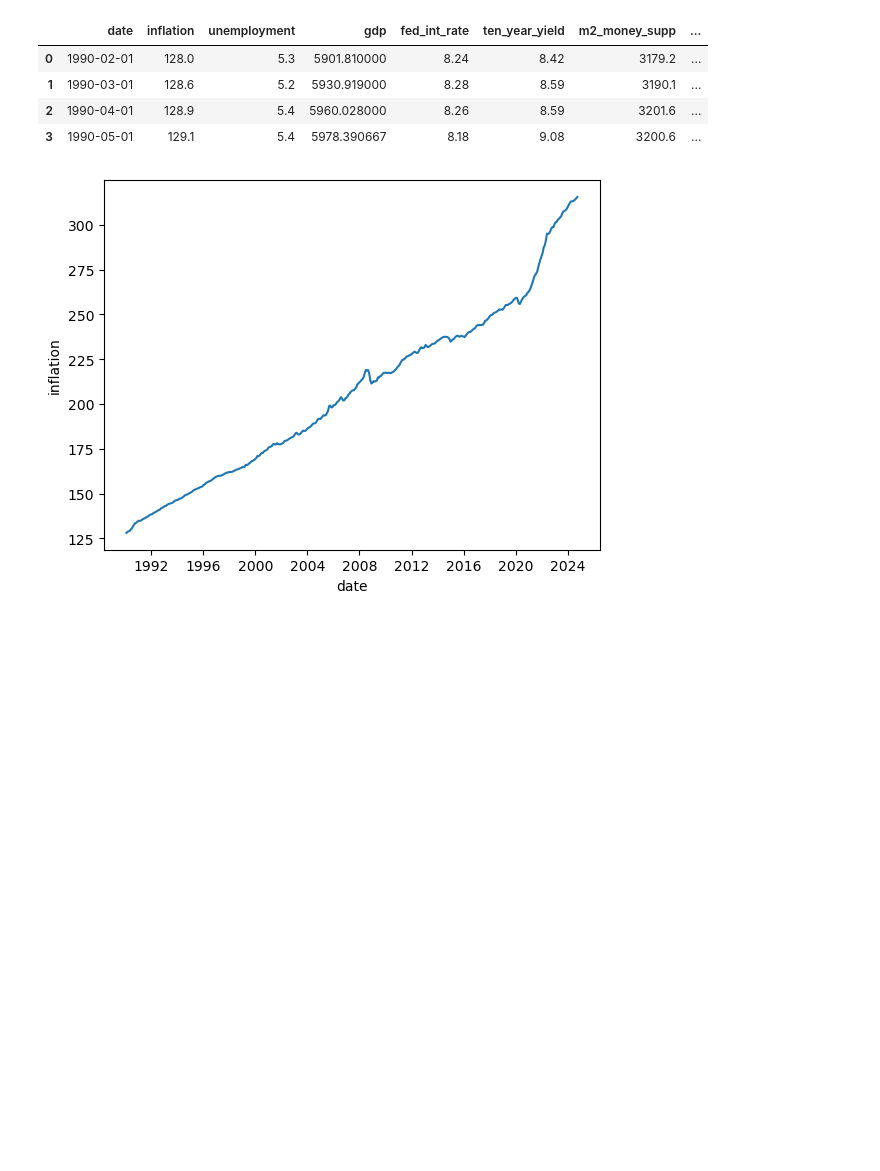
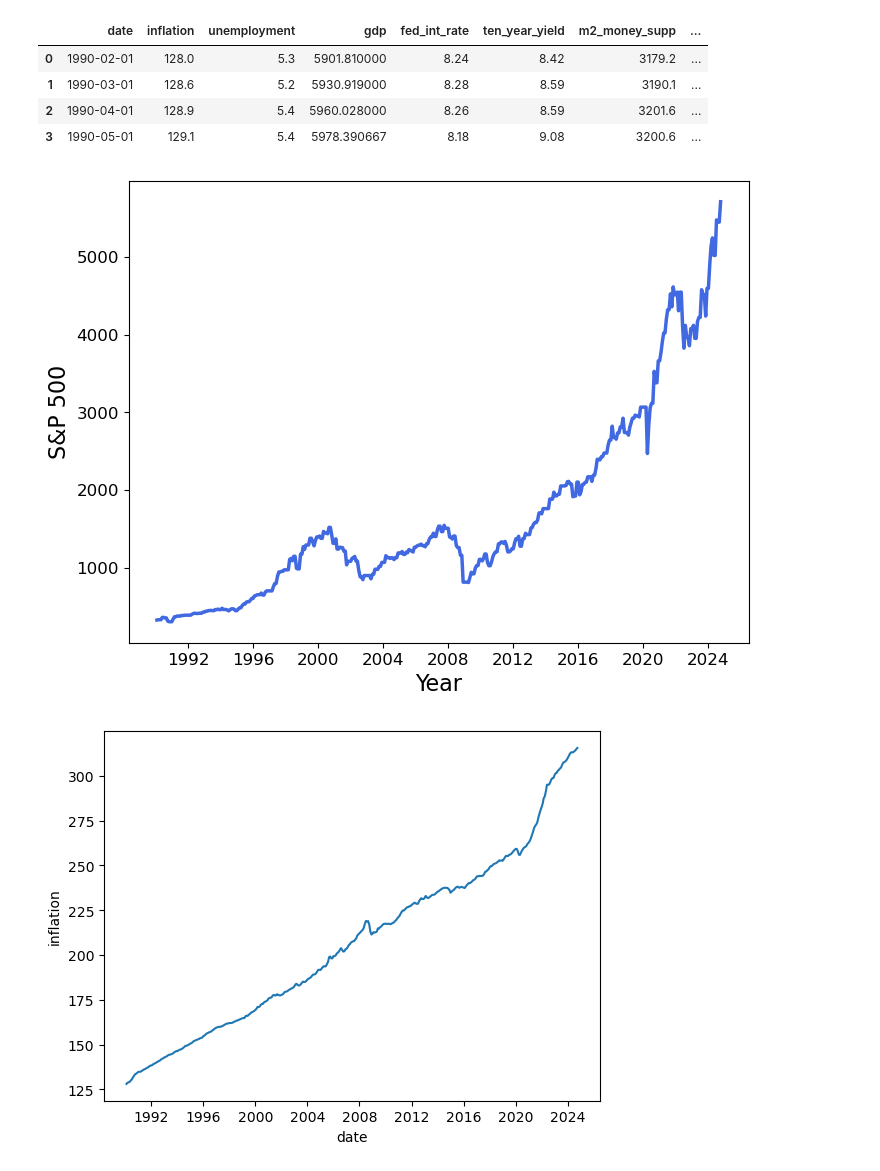
Before and after one commit to abhishek-chattopadhyay/project-2-financial-analysis, a Jupyter notebook: code/economic_data_analysis.ipynb, the cells around one changed output. Cells and saved outputs as stored; diff of their text form; code cells hidden in the pictures; blank space fills up the shorter version.

```diff
--- a/code/economic_data_analysis.ipynb
+++ b/code/economic_data_analysis.ipynb
@@ -829,6 +837,18 @@ df_final.head(4)
 | 1 | 1990-03-01 | 128.6 | 5.2 | 5930.919000 | 8.28 | 8.59 | 3190.1 | ... |
 | 2 | 1990-04-01 | 128.9 | 5.4 | 5960.028000 | 8.26 | 8.59 | 3201.6 | ... |
 | 3 | 1990-05-01 | 129.1 | 5.4 | 5978.390667 | 8.18 | 9.08 | 3200.6 | ... |
+# %%
+fs =16
+plt.figure(figsize=(8, 6))
+plt.plot(df_final["date"], df_final["sp_close"], lw=2.5, color="royalblue")
+plt.xlabel(r"Year", fontsize=fs)
+plt.ylabel(r"S&P 500", fontsize=fs)
+plt.xticks(fontsize=12)
+plt.yticks(fontsize=12)
+plt.savefig("../plot/sp500_ts.png", dpi=600, bbox_inches="tight")
+plt.show()
+# %% [output]
+[figure, added]
 # %%
 sns.lineplot(data=df_final, x="date", y="inflation")
 plt.show()
```
Also changed, not shown: parts of 32 cells of this notebook, 3 other files.
